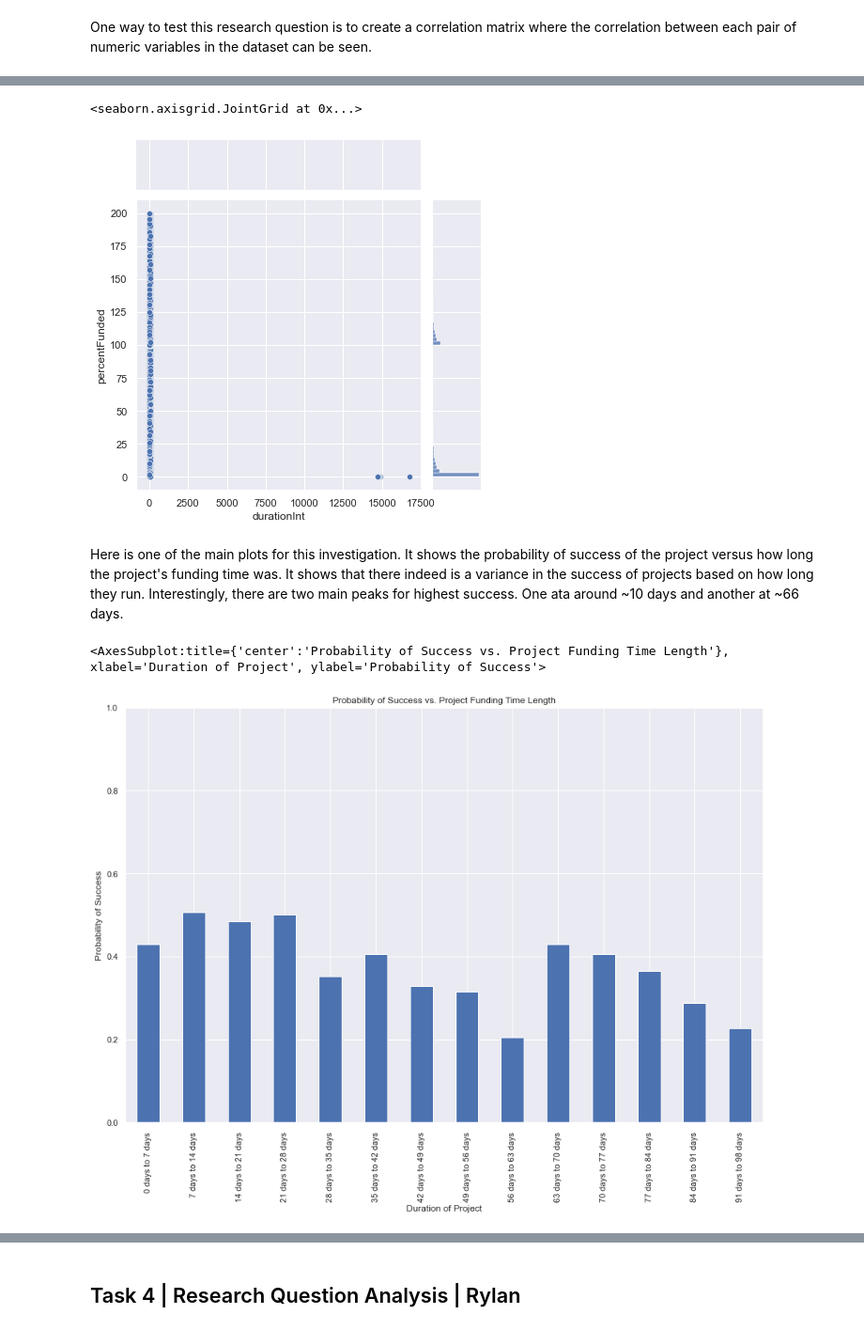
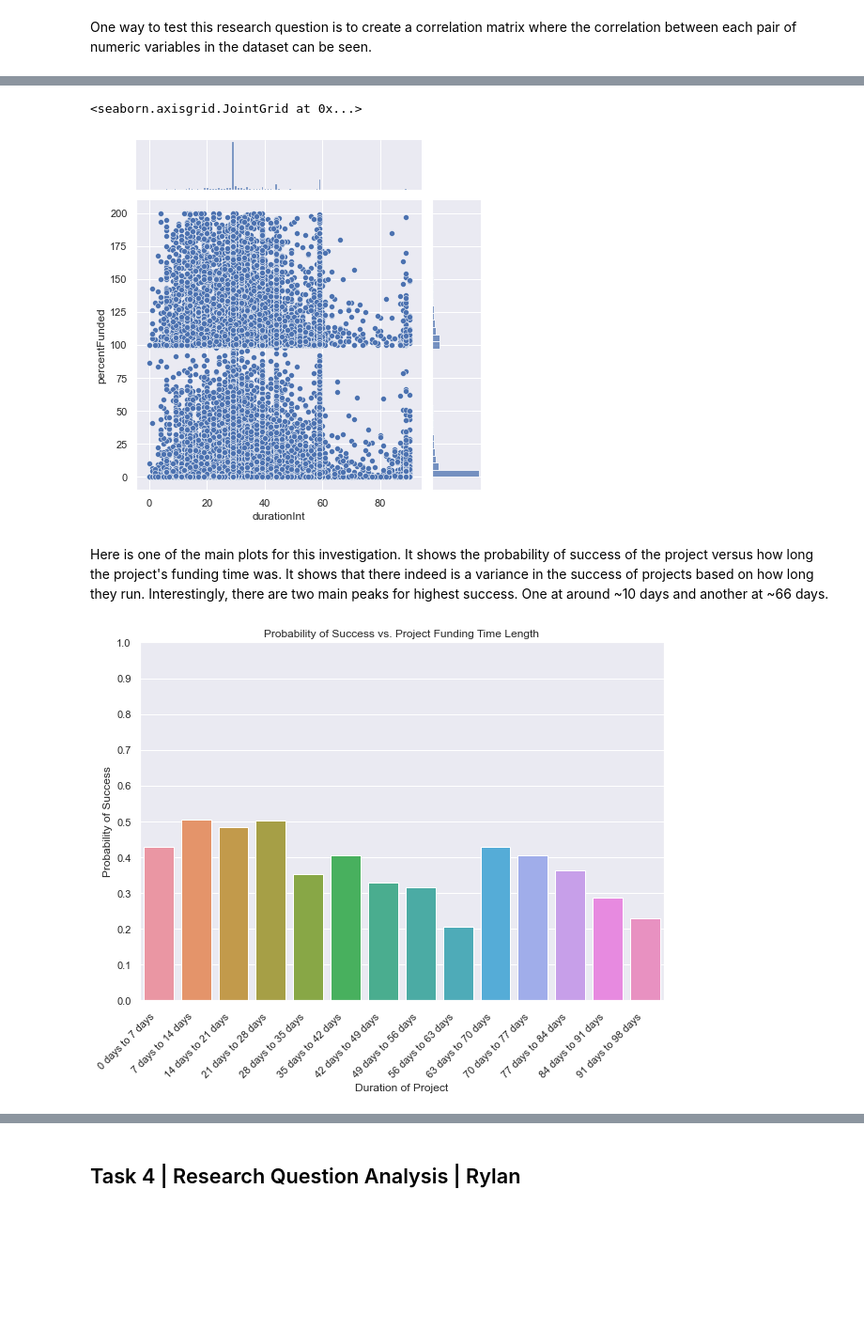
Before and after one commit to data301-2021-summer2/project-group46-project, a Jupyter notebook: analysis/submitted/Final.ipynb, the cells around one changed output, grey strips where cells are left out. Shown: that part at 94% size. Saved outputs shown, nothing was run; the diff lists cells and outputs as text; code cells hidden in the pictures; blank space fills up the shorter version.

```diff
--- a/analysis/submitted/Final.ipynb
+++ b/analysis/submitted/Final.ipynb
@@ -209,0 +204,7 @@ sns.heatmap(corr, annot=True, cmap='winter')
+# %%
+# Learned how to change seaborn plot size from user 'student' here:
+# https://stackoverflow.com/questions/31594549/how-do-i-change-the-figure-size-for-a-seaborn-plot
+sns.set(rc={'figure.figsize':(10,7)})
+
+corr = dfj.corr()
+sns.heatmap(corr, annot=True, cmap='winter')
@@ -214,17 +218,26 @@ Here is another plot which helps show visually that duration of the project does
 # %%
-df2 = dfj[dfj['percentFunded'].between(0, 200)]
+df2 = dfj[dfj['percentFunded'].between(0, 200) & dfj['durationInt'].between(0, 90)].head(50000)
 sns.jointplot(data=df2, x='durationInt', y='percentFunded')
 # %% [output]
 <seaborn.axisgrid.JointGrid at 0x...>
-[figure, old version]
+[figure, new version]
 # %% [markdown]
-Here is one of the main plots for this investigation. It shows the probability of success of the project versus how long the project's funding time was. It shows that there indeed is a variance in the success of projects based on how long they run. Interestingly, there are two main peaks for highest success. One ata around ~10 days and another at ~66 days.
+Here is one of the main plots for this investigation. It shows the probability of success of the project versus how long the project's funding time was. It shows that there indeed is a variance in the success of projects based on how long they run. Interestingly, there are two main peaks for highest success. One at around ~10 days and another at ~66 days.
 # %%
+
 # Plot probability of success vs. project funding time length
 df2 = project_functions.prepareDfForProbSuccessVSDuration(dfj)
 # https://pandas.pydata.org/pandas-docs/stable/reference/api/pandas.DataFrame.plot.html?highlight=plot#pandas.DataFrame.plot
-df2.plot(kind='bar', x='formattedTimeIntervals', y='stateInt', ylabel='Probability of Success', xlabel='Duration of Project', ylim=(0,1), legend=False, title='Probability of Success vs. Project Funding Time Length')
+#df2.plot(kind='bar', x='formattedTimeIntervals', y='stateInt', ylabel='Probability of Success', xlabel='Duration of Project', ylim=(0,1), legend=False, title='Probability of Success vs. Project Funding Time Length')
+ax = sns.barplot(data=df2, x='formattedTimeIntervals', y='stateInt')
+plt.title('Probability of Success vs. Project Funding Time Length')
+plt.xlabel('Duration of Project')
+plt.ylabel('Probability of Success')
+plt.yticks(np.arange(0,1.1,0.1))
+# for help rotating x_tick labels:
+# https://stackoverflow.com/questions/61368851/how-to-rotate-seaborn-barplot-x-axis-tick-labels
+ax.set_xticklabels(ax.get_xticklabels(), rotation=45, horizontalalignment='right')
+print()
 # %% [output]
-<AxesSubplot:title={'center':'Probability of Success vs. Project Funding Time Length'}, xlabel='Duration of Project', ylabel='Probability of Success'>
-[figure, old version]
+[figure, new version]
 # %% [markdown]
```
Also changed, not shown: parts of 29 cells of this notebook.
